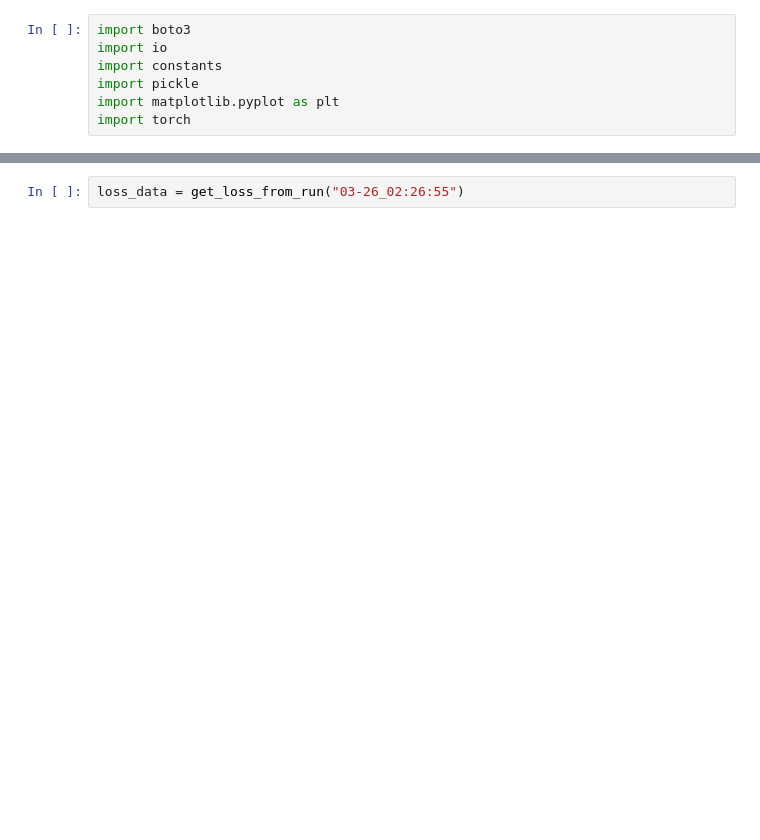
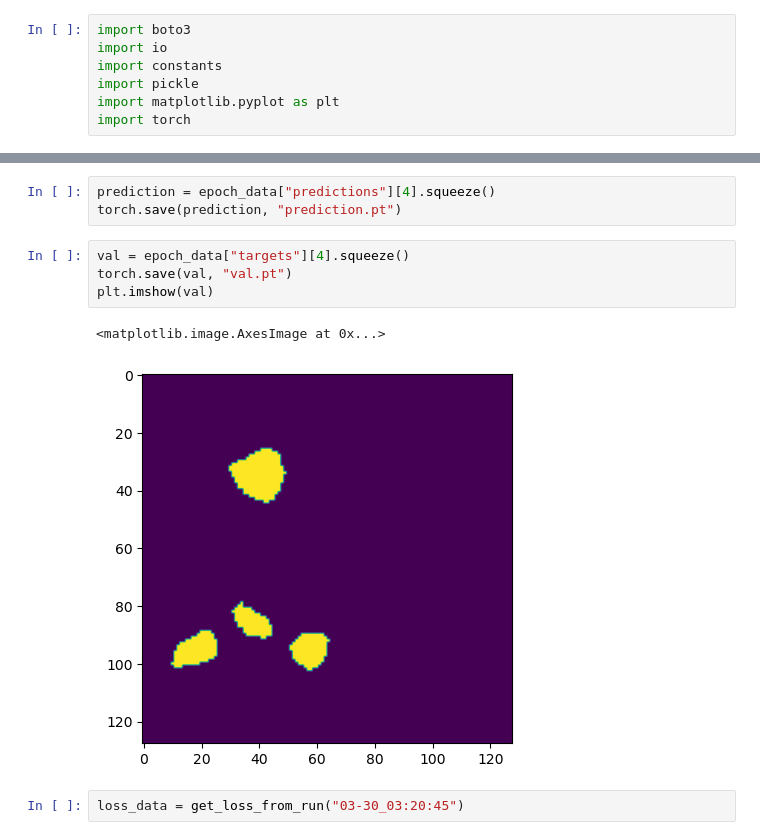
Before and after one commit to Aryo-Patel/Jhopkins-segmentation, a Jupyter notebook: model_analysis.ipynb, the cells around one changed output, grey strips where cells are left out. Drawn from its saved outputs; the diff is of its cells as text; blank space fills up the shorter version.

```diff
--- a/model_analysis.ipynb
+++ b/model_analysis.ipynb
@@ -52,5 +59,15 @@ plt.show()
+# %%
+prediction = epoch_data["predictions"][4].squeeze()
+torch.save(prediction, "prediction.pt")
+# %%
+val = epoch_data["targets"][4].squeeze()
+torch.save(val, "val.pt")
+plt.imshow(val)
+# %% [output]
+<matplotlib.image.AxesImage at 0x...>
+[figure, added]
 # %%
-loss_data = get_loss_from_run("03-26_02:26:55")
+loss_data = get_loss_from_run("03-30_03:20:45")
 # %%
 plt.plot(loss_data)
 # %% [output]
```
Also changed, not shown: parts of 28 cells of this notebook, 5 other files.
